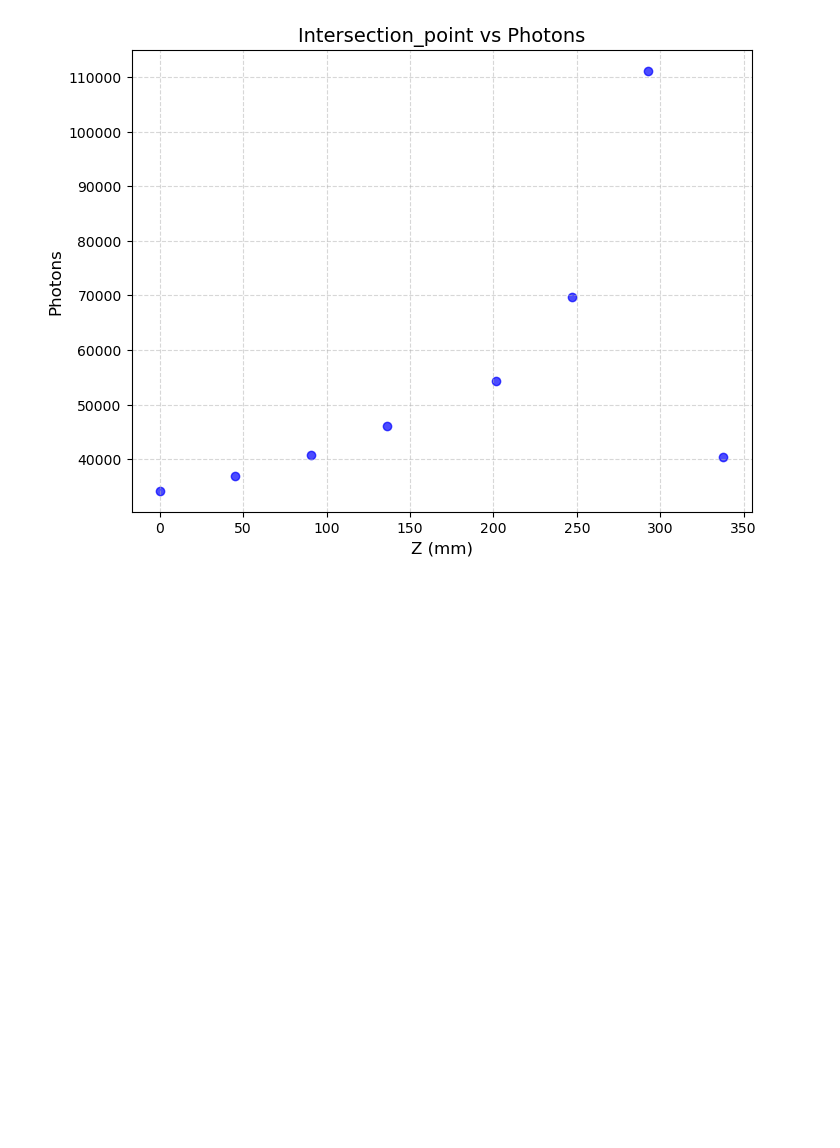
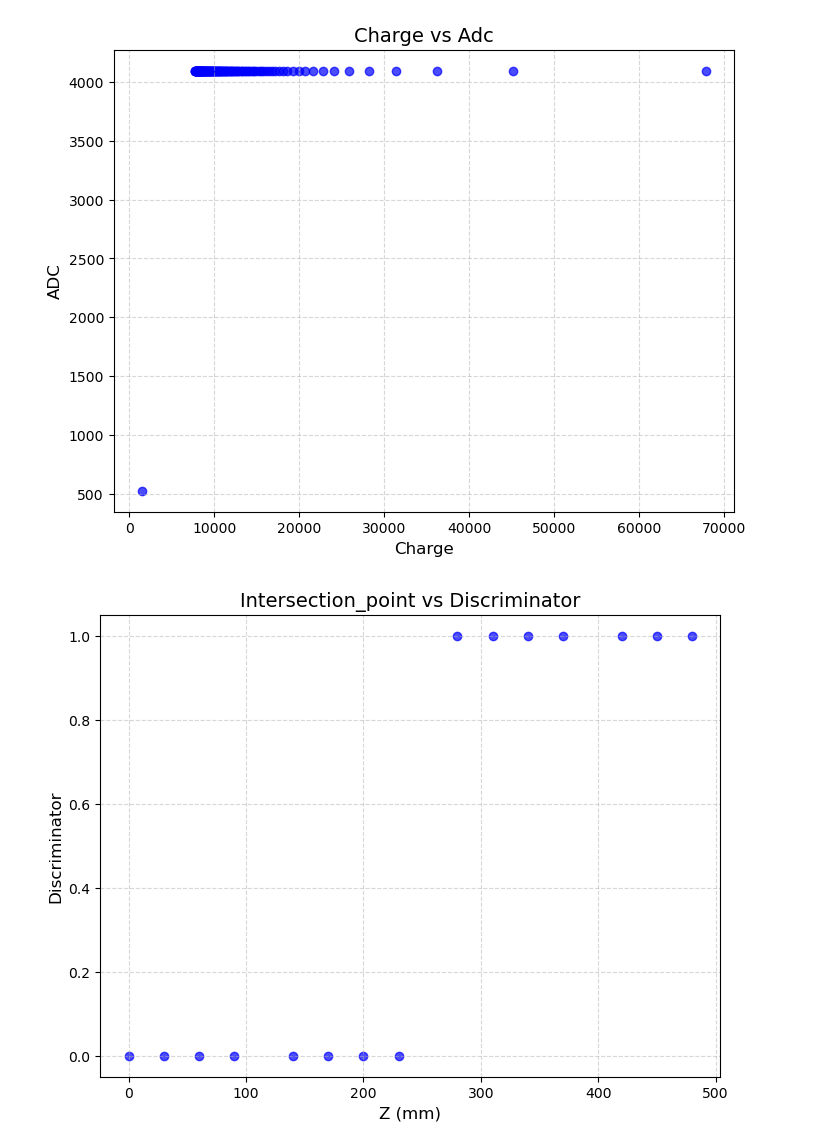
Before and after one commit to rvizarreta/PHYS582, a Jupyter notebook: FinalProject/muonMotion.ipynb, the cells around one changed output. Drawn from its saved outputs; the diff is of its cells as text; code cells hidden in the pictures; blank space fills up the shorter version.

```diff
--- a/FinalProject/muonMotion.ipynb
+++ b/FinalProject/muonMotion.ipynb
@@ -58,4 +88,8 @@ GEANT5.plot_from_dict(muon_hits,'intersection_point','energy','Z (mm)', 'Energy
+# %%
+GEANT5.plot_from_dict(muon_hits,'charge','adc','Charge', 'ADC')
+# %% [output]
+[figure, added]
 # %%
-GEANT5.plot_from_dict(muon_hits,'intersection_point','photons','Z (mm)', 'Photons')
+GEANT5.plot_from_dict(muon_hits,'intersection_point','discriminator','Z (mm)', 'Discriminator')
 # %% [output]
-[figure, old version]
+[figure, new version]
```
Also changed, not shown: parts of 10 cells of this notebook, 9 other files.
